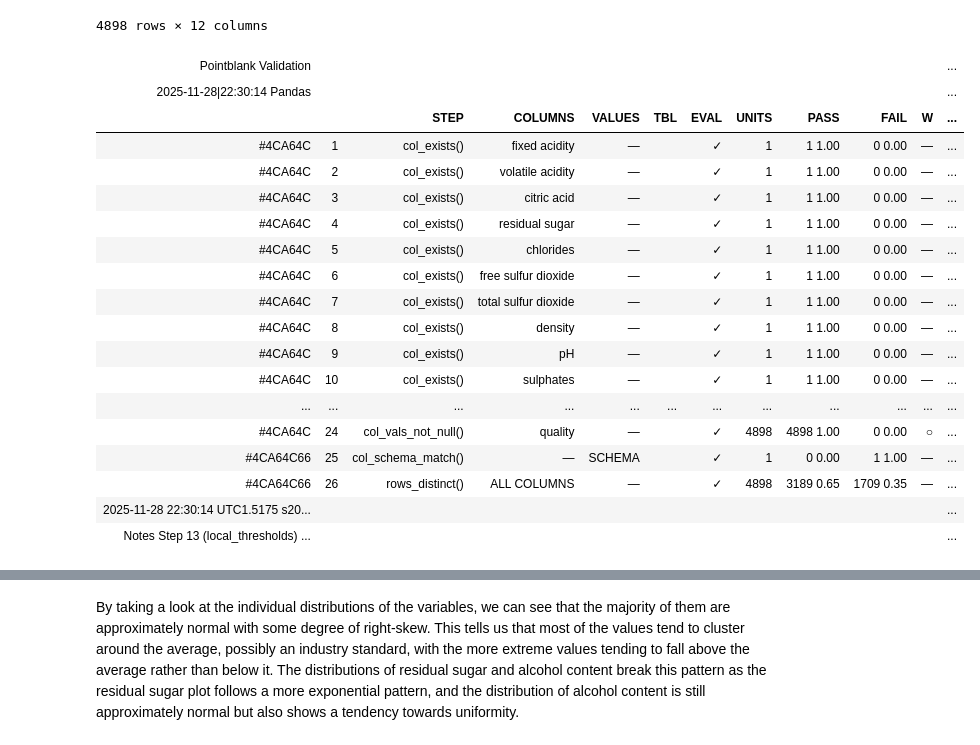
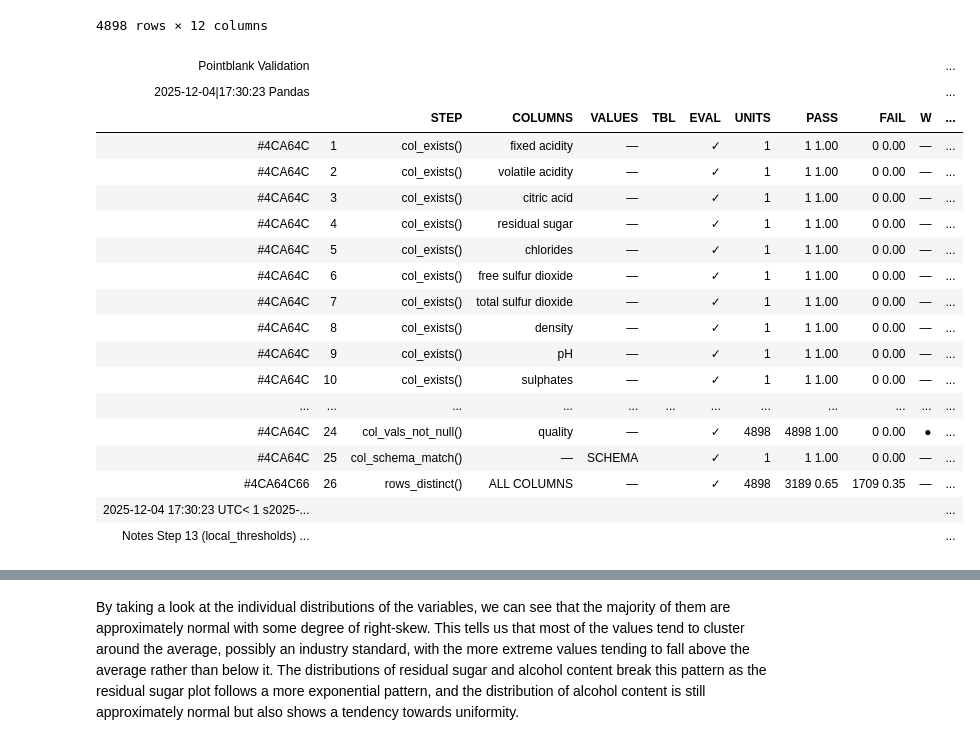
Before and after one commit to Natalie1339/dsci522project, a Jupyter notebook: analysis/white_wine_quality.ipynb, the cells around one changed output, grey strips where cells are left out. Saved outputs shown, nothing was run; the diff lists cells and outputs as text; code cells hidden in the pictures.

```diff
--- a/analysis/white_wine_quality.ipynb
+++ b/analysis/white_wine_quality.ipynb
@@ -50,42 +50,42 @@ origin_df
 # %%
 expected_cols = ['fixed acidity',
                  'volatile acidity',
                  'citric acid',
                  'residual sugar',
                  'chlorides',
                  'free sulfur dioxide',
                  'total sulfur dioxide',
                  'density',
                  'pH',
                  'sulphates',
                  'alcohol',
                  'quality']
 
-schema = pb.Schema(colums = [('fixed acidity', 'Float64'),
-                 ('volatile acidity', 'Float64'),
-                 ('citric acid', 'Float64'),
-                 ('residual sugar', 'Float64'),
-                 ('chlorides', 'Float64'),
-                 ('free sulfur dioxide', 'Float64'),
-                 ('total sulfur dioxide', 'Float64'),
-                 ('density', 'Float64'),
-                 ('pH', 'Float64'),
-                 ('sulphates', 'Float64'),
-                 ('alcohol', 'Float64'),
-                 ('quality', 'Int64')])
+schema = pb.Schema(columns = [('fixed acidity', 'float64'),
+                 ('volatile acidity', 'float64'),
+                 ('citric acid', 'float64'),
+                 ('residual sugar', 'float64'),
+                 ('chlorides', 'float64'),
+                 ('free sulfur dioxide', 'float64'),
+                 ('total sulfur dioxide', 'float64'),
+                 ('density', 'float64'),
+                 ('pH', 'float64'),
+                 ('sulphates', 'float64'),
+                 ('alcohol', 'float64'),
+                 ('quality', 'int64')])
 
 validation = (
     pb.Validate(origin_df)
     .col_exists(columns=expected_cols)
-    .col_vals_not_null(columns=expected_cols, thresholds=0.3)
+    .col_vals_not_null(columns=expected_cols, thresholds=0.0)
     .col_schema_match(schema=schema)
     .rows_distinct()
     .interrogate()
 )
 validation
 # %% [output]
 | Pointblank Validation |  |  |  |  |  |  |  |  |  |  | ... |
-| 2025-11-28|22:30:14 Pandas |  |  |  |  |  |  |  |  |  |  | ... |
+| 2025-12-04|17:30:23 Pandas |  |  |  |  |  |  |  |  |  |  | ... |
 |  |  | STEP | COLUMNS | VALUES | TBL | EVAL | UNITS | PASS | FAIL | W | ... |
 | #4CA64C | 1 | col_exists() | fixed acidity | — |  | ✓ | 1 | 1 1.00 | 0 0.00 | — | ... |
 | #4CA64C | 2 | col_exists() | volatile acidity | — |  | ✓ | 1 | 1 1.00 | 0 0.00 | — | ... |
@@ -98,10 +98,10 @@ validation
 | #4CA64C | 9 | col_exists() | pH | — |  | ✓ | 1 | 1 1.00 | 0 0.00 | — | ... |
 | #4CA64C | 10 | col_exists() | sulphates | — |  | ✓ | 1 | 1 1.00 | 0 0.00 | — | ... |
 | ... | ... | ... | ... | ... | ... | ... | ... | ... | ... | ... | ... |
-| #4CA64C | 24 | col_vals_not_null() | quality | — |  | ✓ | 4898 | 4898 1.00 | 0 0.00 | ○ | ... |
-| #4CA64C66 | 25 | col_schema_match() | — | SCHEMA |  | ✓ | 1 | 0 0.00 | 1 1.00 | — | ... |
+| #4CA64C | 24 | col_vals_not_null() | quality | — |  | ✓ | 4898 | 4898 1.00 | 0 0.00 | ● | ... |
+| #4CA64C | 25 | col_schema_match() | — | SCHEMA |  | ✓ | 1 | 1 1.00 | 0 0.00 | — | ... |
 | #4CA64C66 | 26 | rows_distinct() | ALL COLUMNS | — |  | ✓ | 4898 | 3189 0.65 | 1709 0.35 | — | ... |
-| 2025-11-28 22:30:14 UTC1.5175 s20... |  |  |  |  |  |  |  |  |  |  | ... |
+| 2025-12-04 17:30:23 UTC< 1 s2025-... |  |  |  |  |  |  |  |  |  |  | ... |
 | Notes Step 13 (local_thresholds) ... |  |  |  |  |  |  |  |  |  |  | ... |
 # %%
 # No anomalous correlations between target/response variable and features/explanatory variables
```
Also changed, not shown: parts of 14 cells of this notebook, 1 other file.
